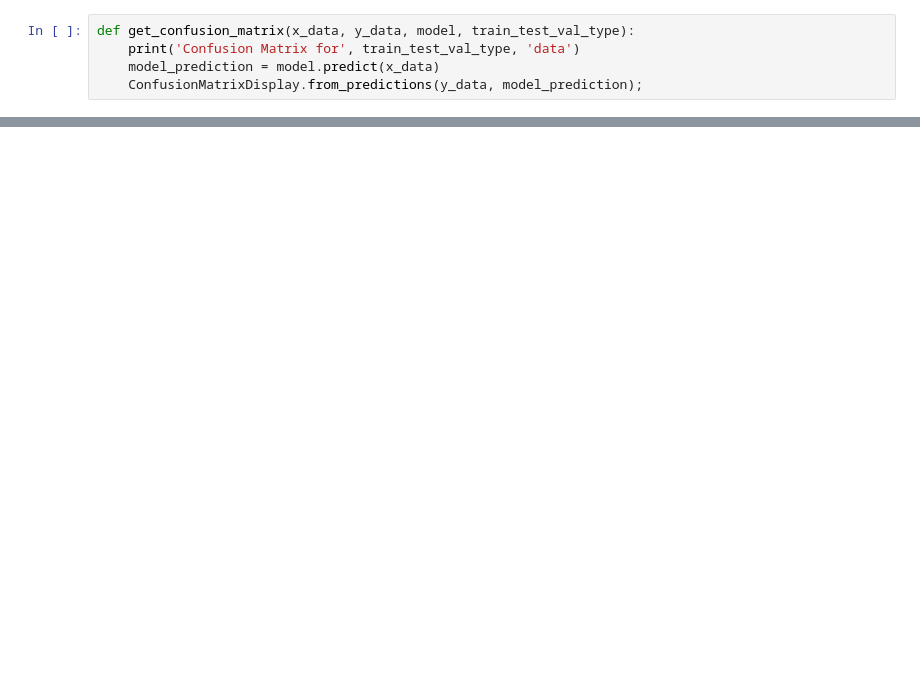
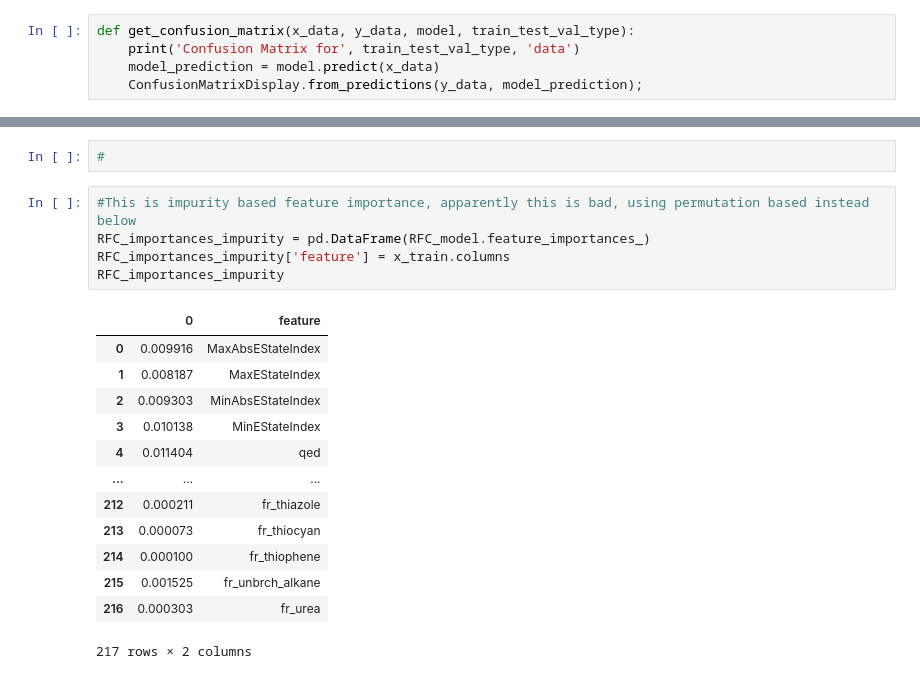
Before and after one commit to dx21006/ML_Tox21_Assessment, a Jupyter notebook: no_nontoxic_nans/2_random_forest/random forest.ipynb, the cells around one changed output, grey strips where cells are left out. Saved outputs shown, nothing was run; the diff lists cells and outputs as text; blank space fills up the shorter version.

Commit message:
RF feature importance

```diff
--- a/no_nontoxic_nans/2_random_forest/random forest.ipynb
+++ b/no_nontoxic_nans/2_random_forest/random forest.ipynb
@@ -84,0 +89,21 @@ Confusion Matrix for test data
+# %%
+#
+# %%
+#This is impurity based feature importance, apparently this is bad, using permutation based instead below
+RFC_importances_impurity = pd.DataFrame(RFC_model.feature_importances_)
+RFC_importances_impurity['feature'] = x_train.columns
+RFC_importances_impurity
+# %% [output]
+|  | 0 | feature |
+| 0 | 0.009916 | MaxAbsEStateIndex |
+| 1 | 0.008187 | MaxEStateIndex |
+| 2 | 0.009303 | MinAbsEStateIndex |
+| 3 | 0.010138 | MinEStateIndex |
+| 4 | 0.011404 | qed |
+| ... | ... | ... |
+| 212 | 0.000211 | fr_thiazole |
+| 213 | 0.000073 | fr_thiocyan |
+| 214 | 0.000100 | fr_thiophene |
+| 215 | 0.001525 | fr_unbrch_alkane |
+| 216 | 0.000303 | fr_urea |
+217 rows × 2 columns
```
Also changed, not shown: parts of 12 cells of this notebook, 2 other files.
